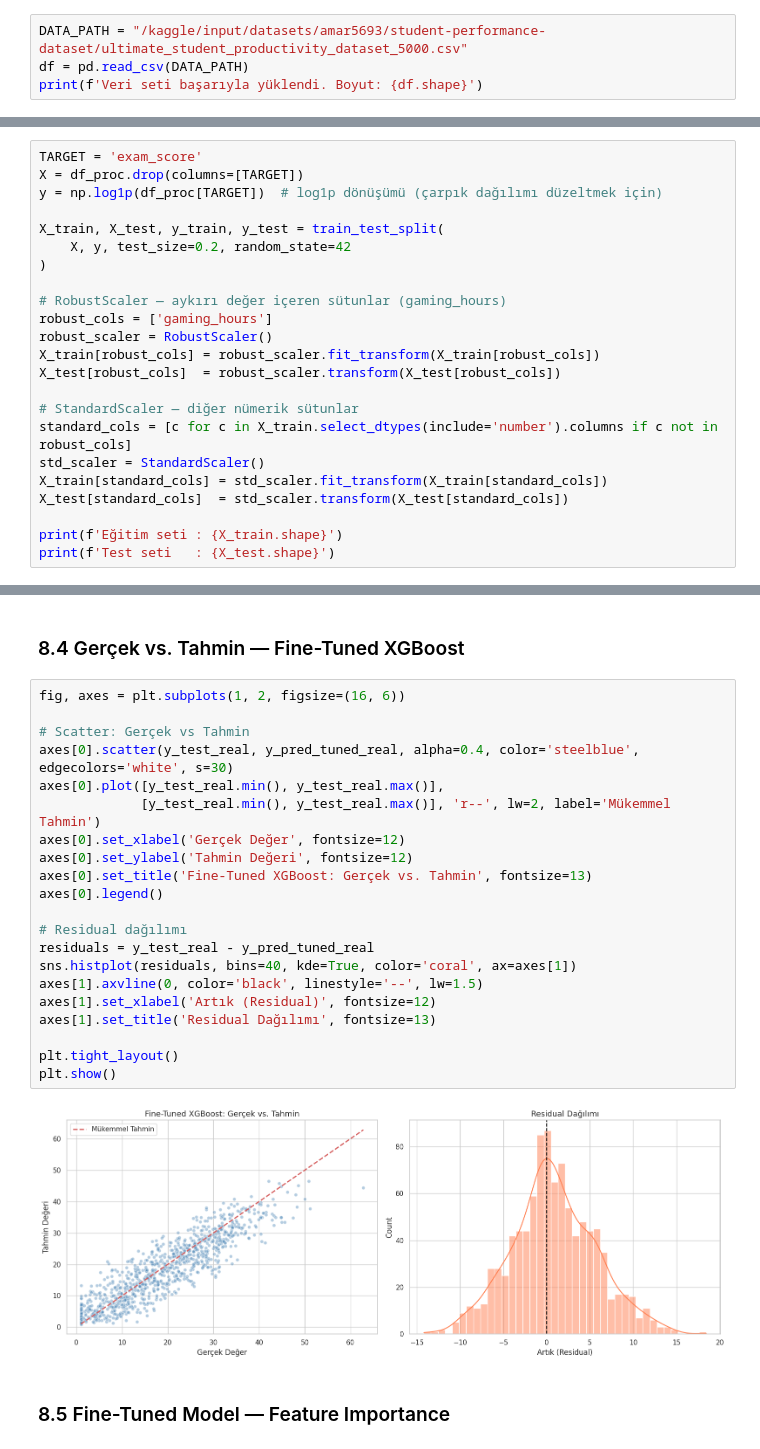
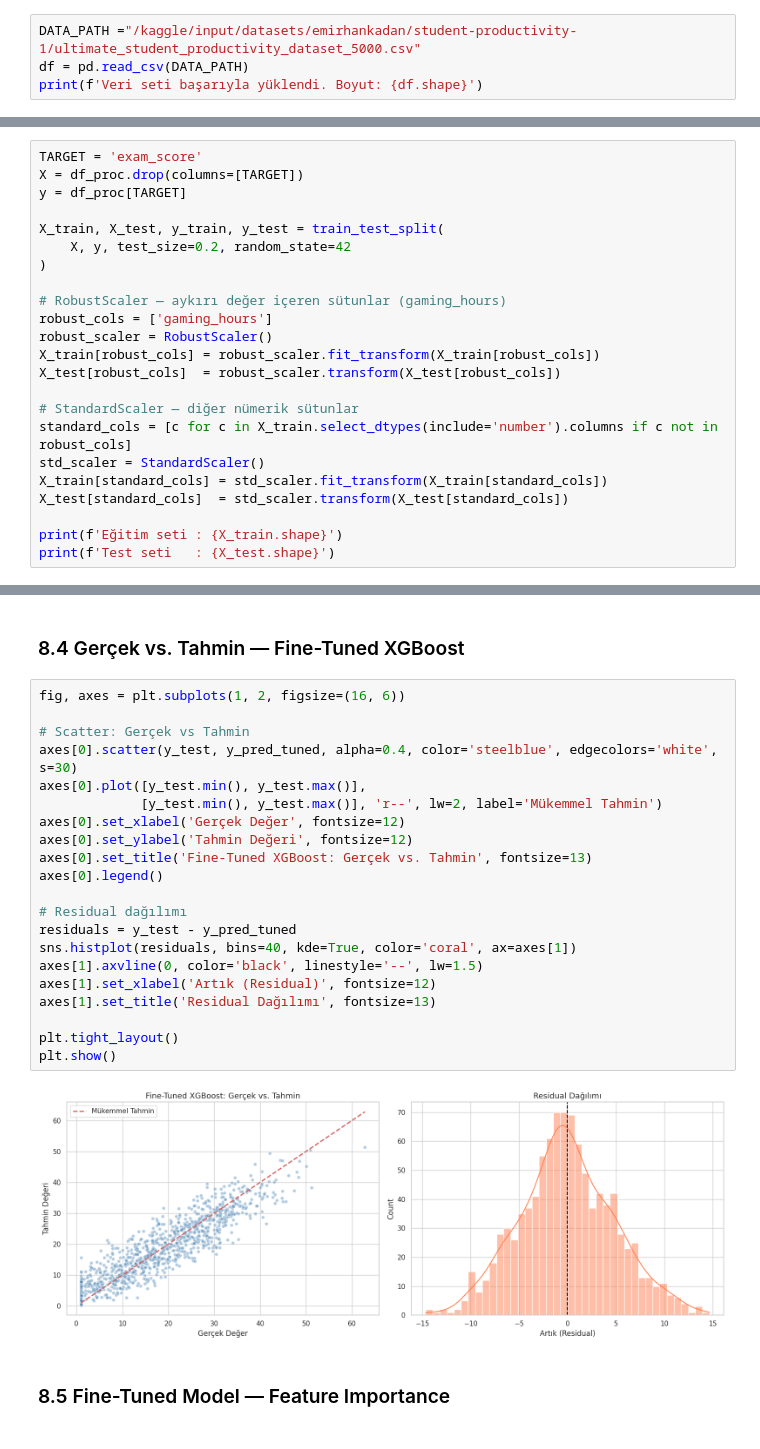
Before and after one commit to Emirhan7k/Student_ExamScore_Detection, a Jupyter notebook: student-examscore-detection.ipynb, the cells around one changed output, grey strips where cells are left out. Saved outputs shown, nothing was run; the diff lists cells and outputs as text.

```diff
--- a/student-examscore-detection.ipynb
+++ b/student-examscore-detection.ipynb
@@ -42,7 +44,7 @@ print('✅ Kütüphaneler başarıyla yüklendi.')
 # %% [markdown]
 ## 2. Verinin Yüklenmesi
 # %%
-DATA_PATH = "/kaggle/input/datasets/amar5693/student-performance-dataset/ultimate_student_productivity_dataset_5000.csv"
+DATA_PATH ="/kaggle/input/datasets/emirhankadan/student-productivity-1/ultimate_student_productivity_dataset_5000.csv"
 df = pd.read_csv(DATA_PATH)
 print(f'Veri seti başarıyla yüklendi. Boyut: {df.shape}')
 # %% [output]
@@ -336,7 +350,7 @@ Sütunlar: ['age', 'gaming_hours', 'sleep_hours', 'screen_time_hours', 'exercise
 # %%
 TARGET = 'exam_score'
 X = df_proc.drop(columns=[TARGET])
-y = np.log1p(df_proc[TARGET])  # log1p dönüşümü (çarpık dağılımı düzeltmek için)
+y = df_proc[TARGET]
 
 X_train, X_test, y_train, y_test = train_test_split(
     X, y, test_size=0.2, random_state=42
@@ -629,26 +638,26 @@ print(f'\n📈 R² İyileşmesi: {delta_r2:+.4f}')
 # %%
 fig, axes = plt.subplots(1, 2, figsize=(16, 6))
 
 # Scatter: Gerçek vs Tahmin
-axes[0].scatter(y_test_real, y_pred_tuned_real, alpha=0.4, color='steelblue', edgecolors='white', s=30)
-axes[0].plot([y_test_real.min(), y_test_real.max()],
-             [y_test_real.min(), y_test_real.max()], 'r--', lw=2, label='Mükemmel Tahmin')
+axes[0].scatter(y_test, y_pred_tuned, alpha=0.4, color='steelblue', edgecolors='white', s=30)
+axes[0].plot([y_test.min(), y_test.max()],
+             [y_test.min(), y_test.max()], 'r--', lw=2, label='Mükemmel Tahmin')
 axes[0].set_xlabel('Gerçek Değer', fontsize=12)
 axes[0].set_ylabel('Tahmin Değeri', fontsize=12)
 axes[0].set_title('Fine-Tuned XGBoost: Gerçek vs. Tahmin', fontsize=13)
 axes[0].legend()
 
 # Residual dağılımı
-residuals = y_test_real - y_pred_tuned_real
+residuals = y_test - y_pred_tuned
 sns.histplot(residuals, bins=40, kde=True, color='coral', ax=axes[1])
 axes[1].axvline(0, color='black', linestyle='--', lw=1.5)
 axes[1].set_xlabel('Artık (Residual)', fontsize=12)
 axes[1].set_title('Residual Dağılımı', fontsize=13)
 
 plt.tight_layout()
 plt.show()
 # %% [output]
-[figure, old version]
+[figure, new version]
 # %% [markdown]
 ### 8.5 Fine-Tuned Model — Feature Importance
 # %%
```
Also changed, not shown: parts of 12 cells of this notebook.
